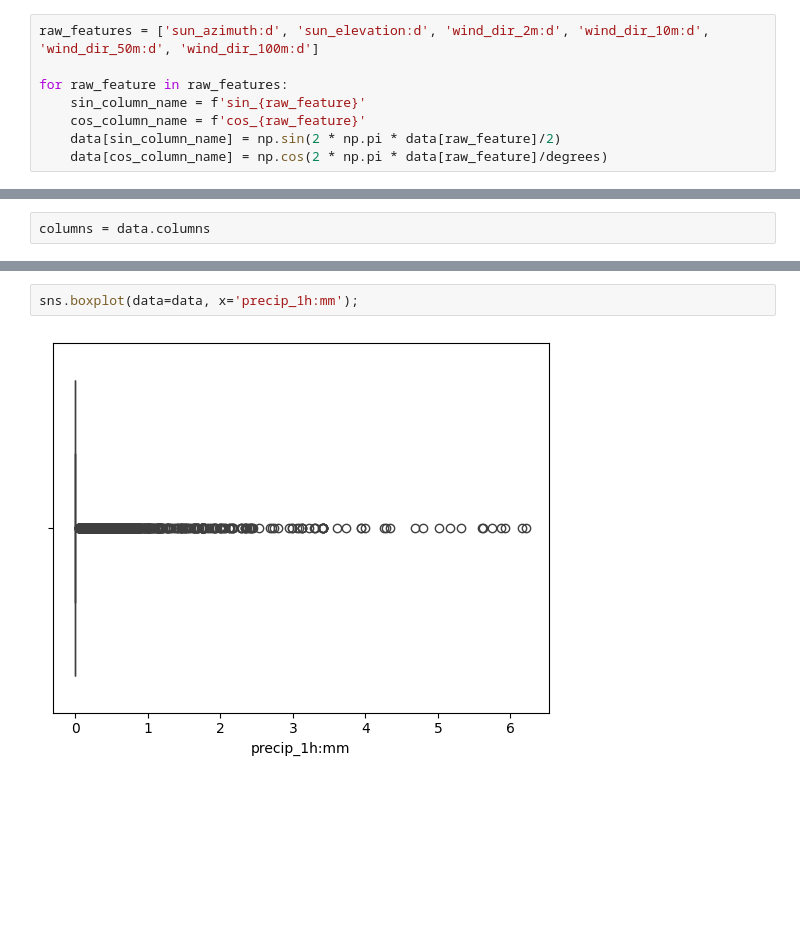
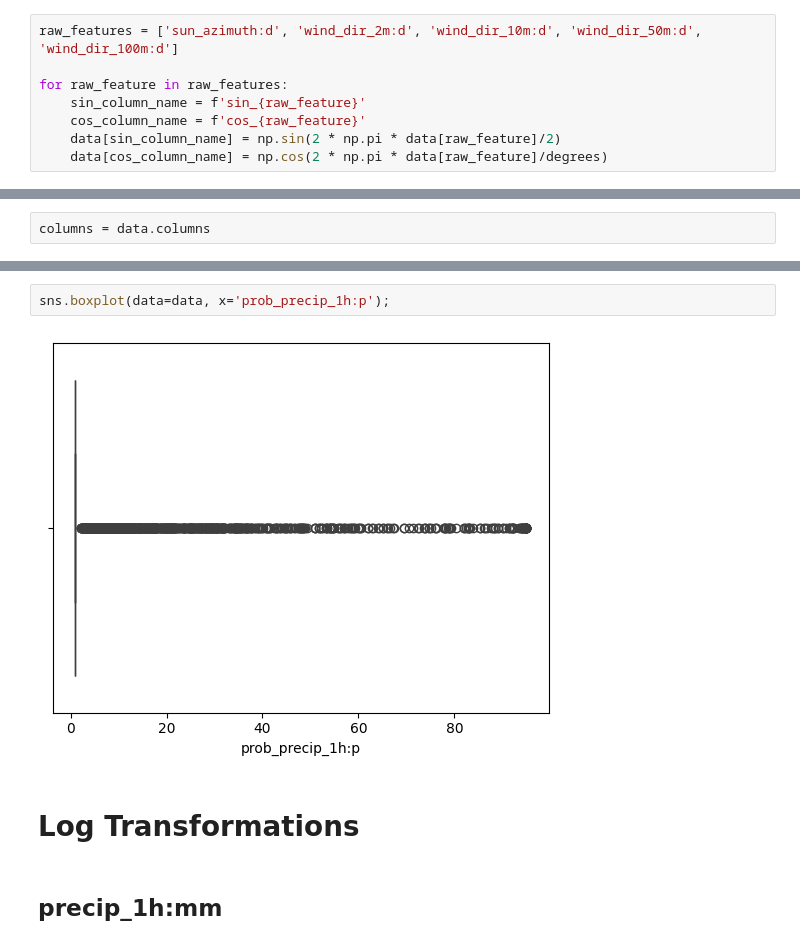
Before and after one commit to Niki827/watt_squad, a Jupyter notebook: notebooks/Preprocessing_Niki.ipynb, the cells around one changed output, grey strips where cells are left out. Cells and saved outputs as stored; diff of their text form; blank space fills up the shorter version.

```diff
--- a/notebooks/Preprocessing_Niki.ipynb
+++ b/notebooks/Preprocessing_Niki.ipynb
@@ -49,7 +53,7 @@ df.head()
 # %%
 degrees = 360
 # %%
-raw_features = ['sun_azimuth:d', 'sun_elevation:d', 'wind_dir_2m:d', 'wind_dir_10m:d', 'wind_dir_50m:d', 'wind_dir_100m:d']
+raw_features = ['sun_azimuth:d', 'wind_dir_2m:d', 'wind_dir_10m:d', 'wind_dir_50m:d', 'wind_dir_100m:d']
 
 for raw_feature in raw_features:
     sin_column_name = f'sin_{raw_feature}'
@@ -151,4 +155,8 @@ sns.histplot(data['precip_1h:mm'], kde=True);
 # %%
-sns.boxplot(data=data, x='precip_1h:mm');
+sns.boxplot(data=data, x='prob_precip_1h:p');
 # %% [output]
-[figure, old version]
+[figure, new version]
+# %% [markdown]
+# Log Transformations
+# %% [markdown]
+## precip_1h:mm
```
Also changed, not shown: parts of 17 cells of this notebook.
